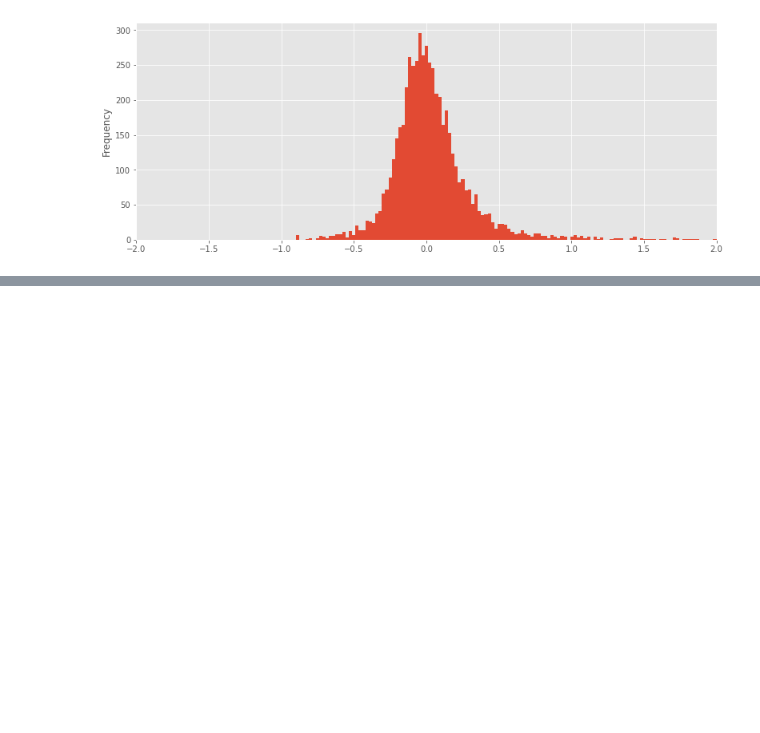
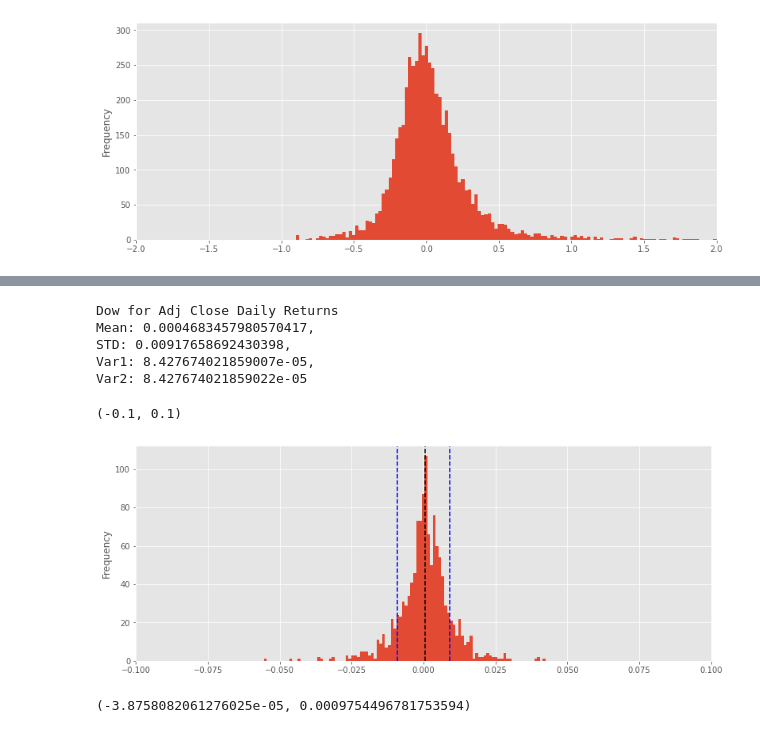
Before and after one commit to yamasjose11/index-elections, a Jupyter notebook: index-funds-elections.ipynb, the cells around one changed output, grey strips where cells are left out. Saved outputs shown, nothing was run; the diff lists cells and outputs as text; code cells hidden in the pictures; blank space fills up the shorter version.

```diff
--- a/index-funds-elections.ipynb
+++ b/index-funds-elections.ipynb
@@ -303,0 +350,35 @@ ambigious_ordered_df['Adj Close Daily Returns'].plot.hist(bins=50, figsize=(13,
+# %%
+mean_dowx = np.mean(x['Adj Close Daily Returns'])
+std_dowx = np.std(x['Adj Close Daily Returns'])
+
+var_dowx = statistics.variance(x['Adj Close Daily Returns'])
+var2_dowx = x['Adj Close Daily Returns'].var()
+print('Dow for ''Adj Close Daily Returns''')
+print(f"Mean: {mean_dowx}, \nSTD: {std_dowx}, \nVar1: {var_dowx}, \nVar2: {var2_dowx}")
+# %% [output]
+Dow for Adj Close Daily Returns
+Mean: 0.0004683457980570417,
+STD: 0.00917658692430398,
+Var1: 8.427674021859007e-05,
+Var2: 8.427674021859022e-05
+# %%
+x['Adj Close Daily Returns'].plot.hist(bins=100, figsize=(13, 5))
+plt.axvline(x=mean_dowx, color='black', linestyle='dashed')
+plt.axvline(x=std_dowx, color='blue', linestyle='dashed')
+plt.axvline(x=-std_dowx, color='blue', linestyle='dashed')
+
+plt.xlim(-0.1, 0.1)
+# %% [output]
+(-0.1, 0.1)
+[figure, added]
+# %%
+# z_value = 1.645 # 90% confidence
+z_value = 1.96 # 95% confidence
+# z_value = 2.58 # 99% confidence
+
+# lower and upper bounds
+lower, upper = (mean_dowx-((z_value*(std_dowx))/np.sqrt(len(x['Adj Close Daily Returns']))),
+                (mean_dowx+(z_value*(std_dowx))/np.sqrt(len(x['Adj Close Daily Returns']))))
+lower, upper
+# %% [output]
+(-3.8758082061276025e-05, 0.0009754496781753594)
```
Also changed, not shown: parts of 33 cells of this notebook.
